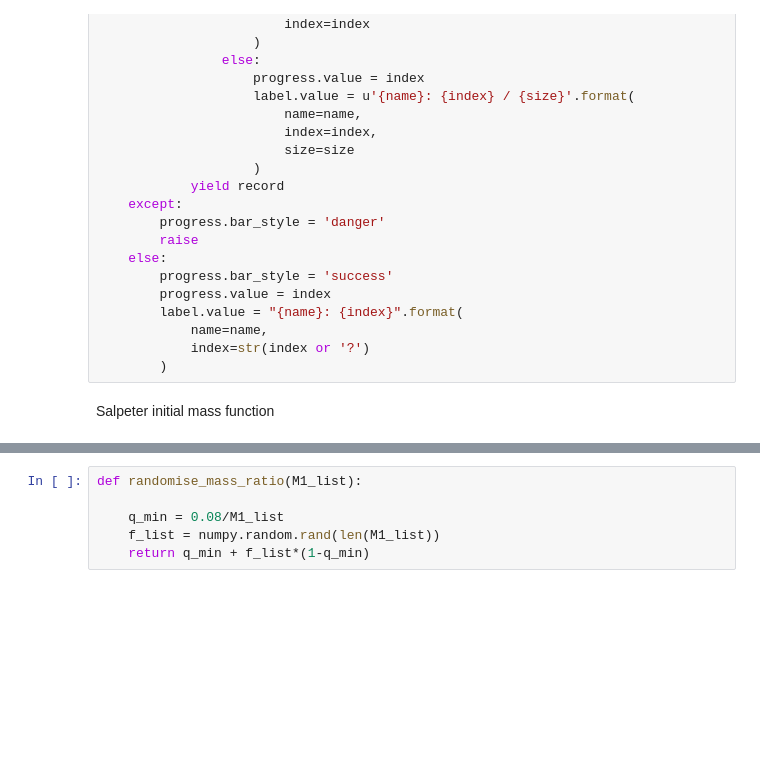
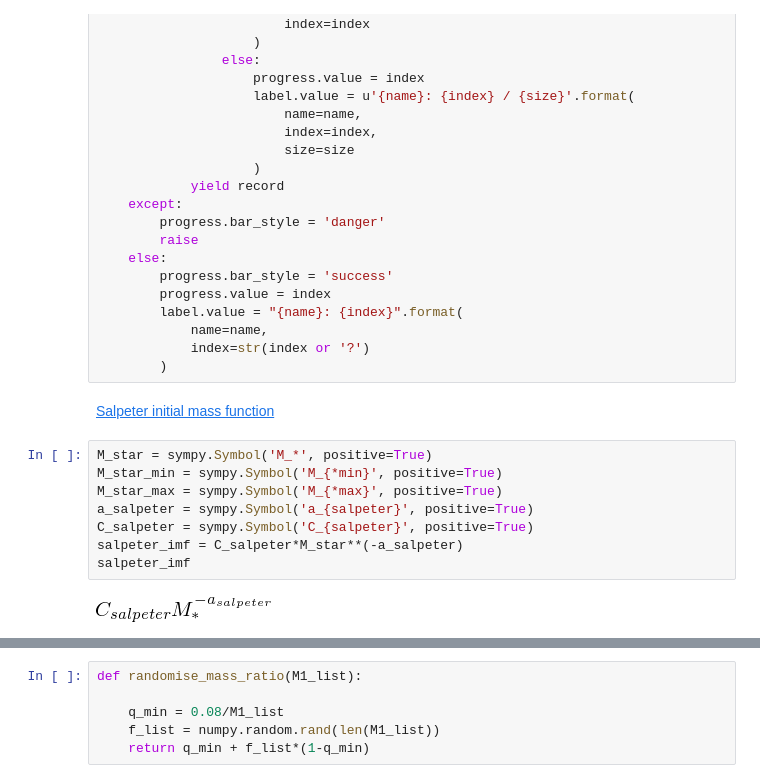
Before and after one commit to bolverk/gaia_black_hole_binaries, a Jupyter notebook: stellar_binary_monte_carlo.ipynb, the cells around one changed output, grey strips where cells are left out. Saved outputs shown, nothing was run; the diff lists cells and outputs as text; blank space fills up the shorter version.

Commit message:
fix salpeter mass function and add documentation

```diff
--- a/stellar_binary_monte_carlo.ipynb
+++ b/stellar_binary_monte_carlo.ipynb
@@ -65,5 +67,15 @@ def log_progress(sequence, every=None, size=None, name='Items'):
             name=name,
             index=str(index or '?')
         )
-# %% [markdown]
-Salpeter initial mass function
+# %% [markdown]
+[Salpeter initial mass function](https://en.wikipedia.org/wiki/Initial_mass_function)
+# %%
+M_star = sympy.Symbol('M_*', positive=True)
+M_star_min = sympy.Symbol('M_{*min}', positive=True)
+M_star_max = sympy.Symbol('M_{*max}', positive=True)
+a_salpeter = sympy.Symbol('a_{salpeter}', positive=True)
+C_salpeter = sympy.Symbol('C_{salpeter}', positive=True)
+salpeter_imf = C_salpeter*M_star**(-a_salpeter)
+salpeter_imf
+# %% [output]
+[figure, added]
```
Also changed, not shown: parts of 12 cells of this notebook.
